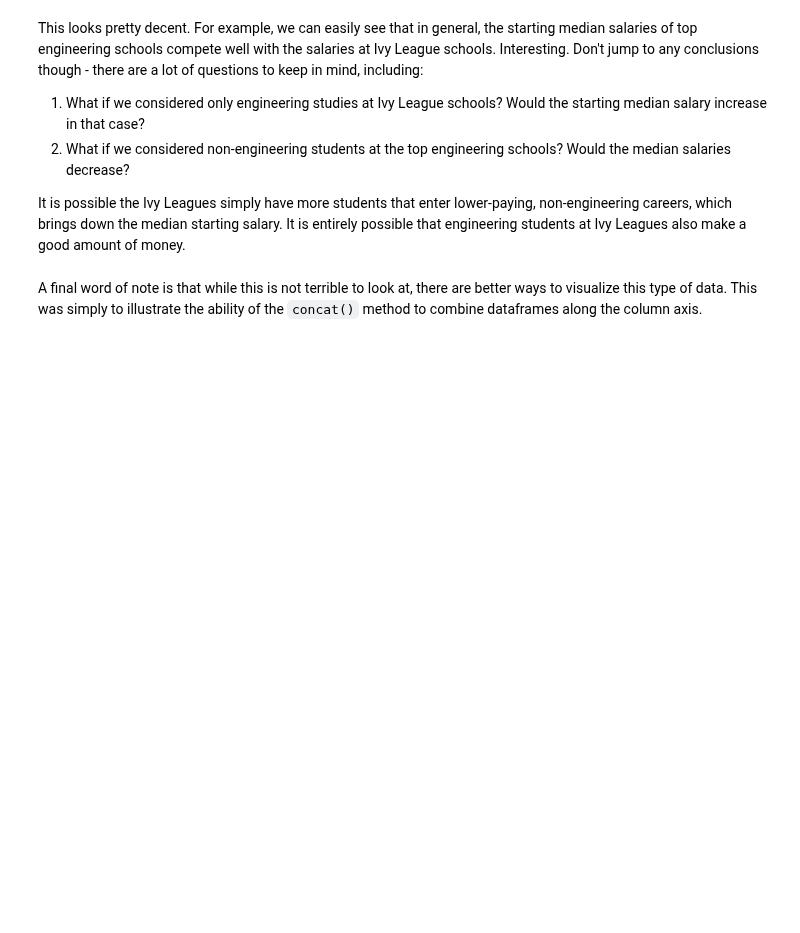
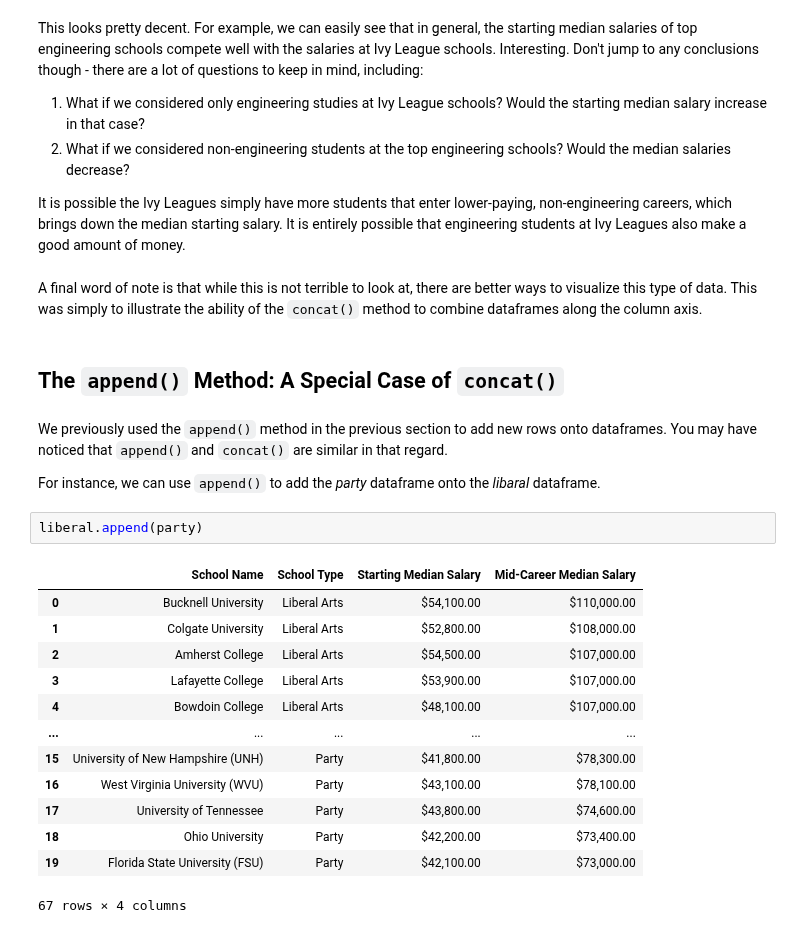
Before and after one commit to jgabunilas/pandas-bootcamp, a Jupyter notebook: Section6_Working_with_Multiple_DataFrames/Section6_Multiple_DataFrames.ipynb, the cells around one changed output. Drawn from its saved outputs; the diff is of its cells as text; blank space fills up the shorter version.

Commit message:
Section 6 Updates

```diff
--- a/Section6_Working_with_Multiple_DataFrames/Section6_Multiple_DataFrames.ipynb
+++ b/Section6_Working_with_Multiple_DataFrames/Section6_Multiple_DataFrames.ipynb
@@ -749,3 +747,25 @@ This looks pretty decent. For example, we can easily see that in general, the st
 It is possible the Ivy Leagues simply have more students that enter lower-paying, non-engineering careers, which brings down the median starting salary. It is entirely possible that engineering students at Ivy Leagues also make a good amount of money.
 # %% [markdown]
 A final word of note is that while this is not terrible to look at, there are better ways to visualize this type of data. This was simply to illustrate the ability of the `concat()` method to combine dataframes along the column axis.
+# %% [markdown]
+## The `append()` Method: A Special Case of `concat()`
+# %% [markdown]
+We previously used the `append()` method in the previous section to add new rows onto dataframes. You may have noticed that `append()` and `concat()` are similar in that regard.
+
+For instance, we can use `append()` to add the *party* dataframe onto the *libaral* dataframe.
+# %%
+liberal.append(party)
+# %% [output]
+|  | School Name | School Type | Starting Median Salary | Mid-Career Median Salary |
+| 0 | Bucknell University | Liberal Arts | $54,100.00 | $110,000.00 |
+| 1 | Colgate University | Liberal Arts | $52,800.00 | $108,000.00 |
+| 2 | Amherst College | Liberal Arts | $54,500.00 | $107,000.00 |
+| 3 | Lafayette College | Liberal Arts | $53,900.00 | $107,000.00 |
+| 4 | Bowdoin College | Liberal Arts | $48,100.00 | $107,000.00 |
+| ... | ... | ... | ... | ... |
+| 15 | University of New Hampshire (UNH) | Party | $41,800.00 | $78,300.00 |
+| 16 | West Virginia University (WVU) | Party | $43,100.00 | $78,100.00 |
+| 17 | University of Tennessee | Party | $43,800.00 | $74,600.00 |
+| 18 | Ohio University | Party | $42,200.00 | $73,400.00 |
+| 19 | Florida State University (FSU) | Party | $42,100.00 | $73,000.00 |
+67 rows × 4 columns
```
Also changed, not shown: parts of 7 cells of this notebook, 1 other file.
